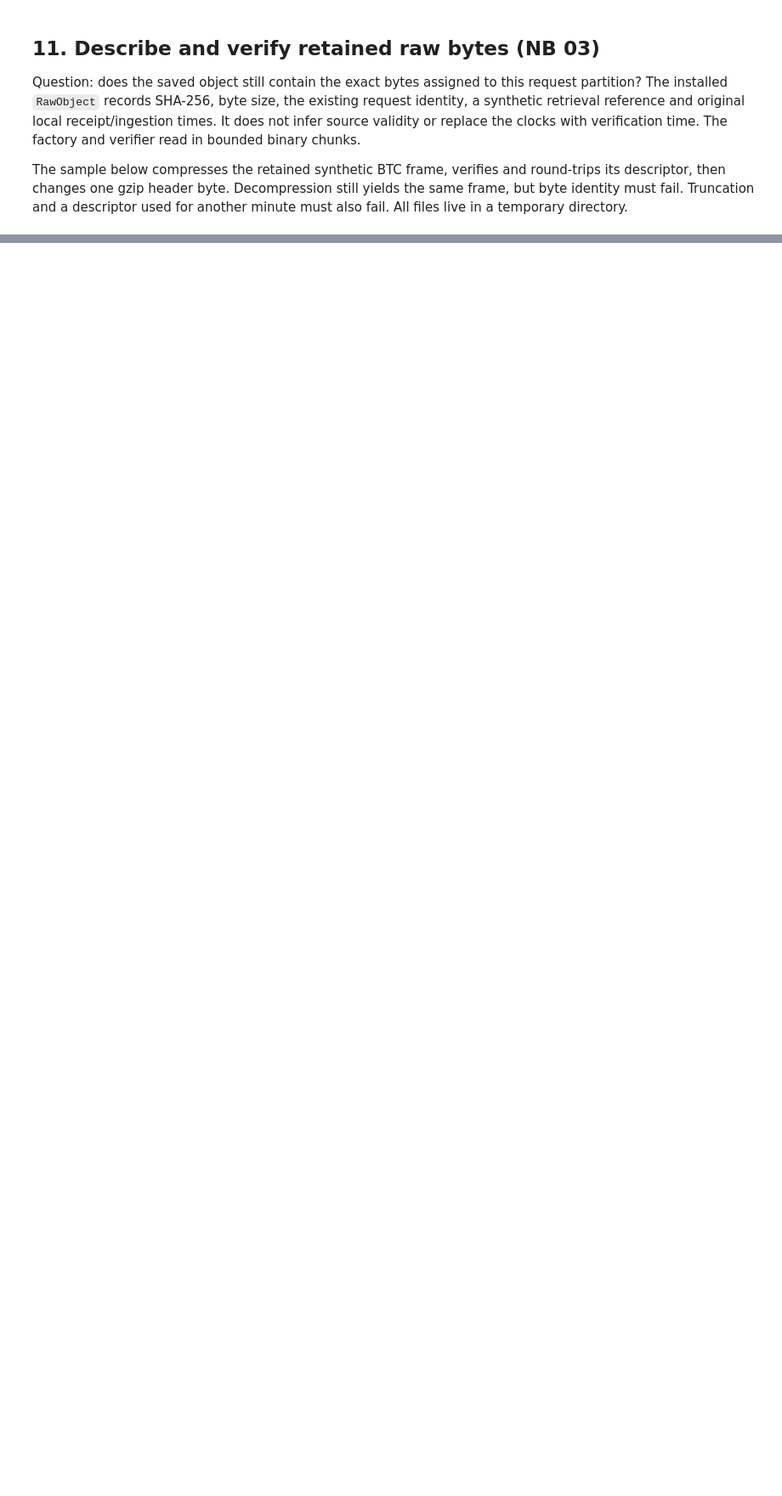
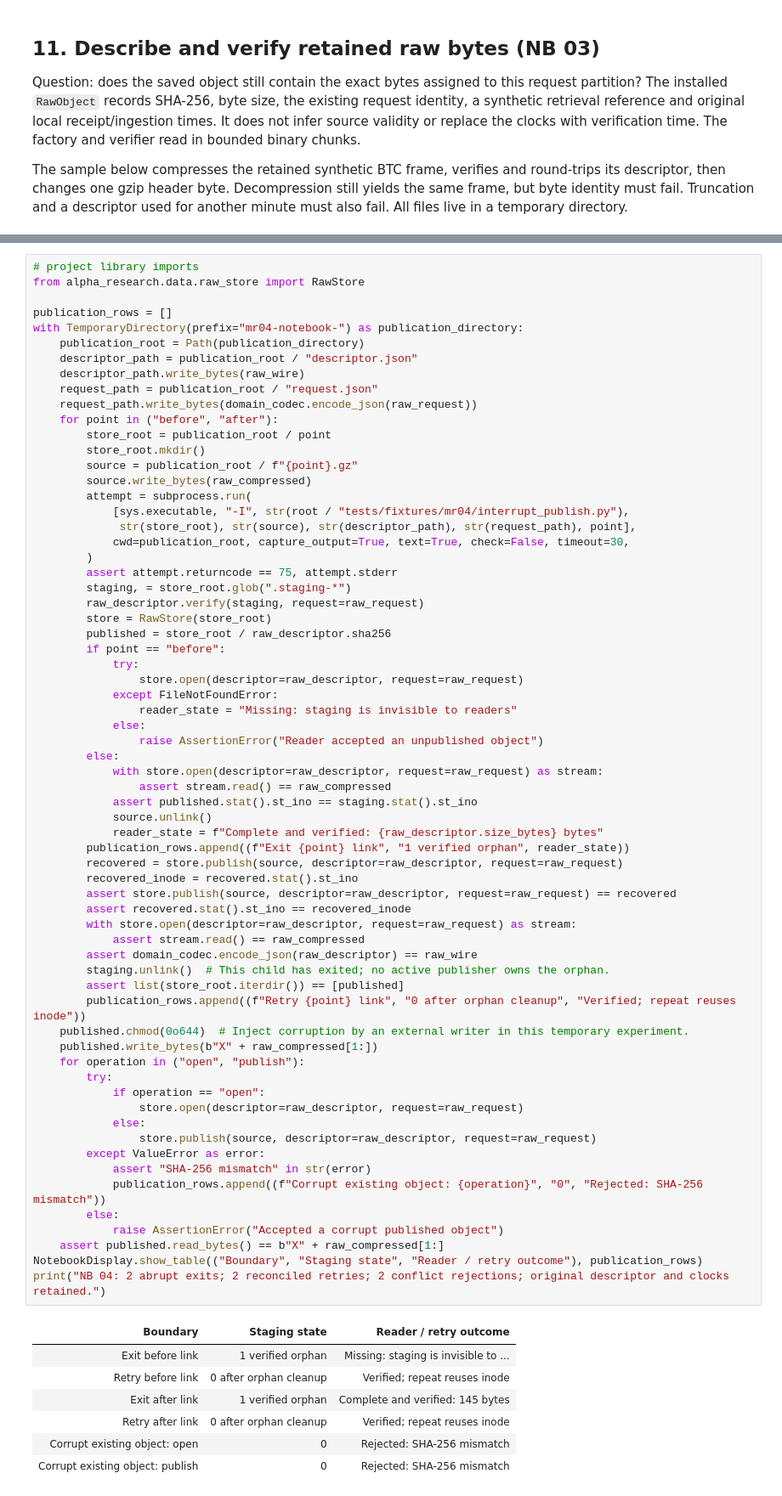
Before and after one commit to lixuanguang/alpha-research-lab-private, a Jupyter notebook: examples/research-foundations.ipynb, the cells around one changed output, grey strips where cells are left out. Shown at 85% size. Drawn from its saved outputs; the diff is of its cells as text; blank space fills up the shorter version.

Commit message:
Implement MR 04 durable raw-byte publication

```diff
--- a/examples/research-foundations.ipynb
+++ b/examples/research-foundations.ipynb
@@ -1004,0 +1019,74 @@ been started. The frozen P1 experiment remains unchanged.
+# %%
+# project library imports
+from alpha_research.data.raw_store import RawStore
+
+publication_rows = []
+with TemporaryDirectory(prefix="mr04-notebook-") as publication_directory:
+    publication_root = Path(publication_directory)
+    descriptor_path = publication_root / "descriptor.json"
+    descriptor_path.write_bytes(raw_wire)
+    request_path = publication_root / "request.json"
+    request_path.write_bytes(domain_codec.encode_json(raw_request))
+    for point in ("before", "after"):
+        store_root = publication_root / point
+        store_root.mkdir()
+        source = publication_root / f"{point}.gz"
+        source.write_bytes(raw_compressed)
+        attempt = subprocess.run(
+            [sys.executable, "-I", str(root / "tests/fixtures/mr04/interrupt_publish.py"),
+             str(store_root), str(source), str(descriptor_path), str(request_path), point],
+            cwd=publication_root, capture_output=True, text=True, check=False, timeout=30,
+        )
+        assert attempt.returncode == 75, attempt.stderr
+        staging, = store_root.glob(".staging-*")
+        raw_descriptor.verify(staging, request=raw_request)
+        store = RawStore(store_root)
+        published = store_root / raw_descriptor.sha256
+        if point == "before":
+            try:
+                store.open(descriptor=raw_descriptor, request=raw_request)
+            except FileNotFoundError:
+                reader_state = "Missing: staging is invisible to readers"
+            else:
+                raise AssertionError("Reader accepted an unpublished object")
+        else:
+            with store.open(descriptor=raw_descriptor, request=raw_request) as stream:
+                assert stream.read() == raw_compressed
+            assert published.stat().st_ino == staging.stat().st_ino
+            source.unlink()
+            reader_state = f"Complete and verified: {raw_descriptor.size_bytes} bytes"
+        publication_rows.append((f"Exit {point} link", "1 verified orphan", reader_state))
+        recovered = store.publish(source, descriptor=raw_descriptor, request=raw_request)
+        recovered_inode = recovered.stat().st_ino
+        assert store.publish(source, descriptor=raw_descriptor, request=raw_request) == recovered
+        assert recovered.stat().st_ino == recovered_inode
+        with store.open(descriptor=raw_descriptor, request=raw_request) as stream:
+            assert stream.read() == raw_compressed
+        assert domain_codec.encode_json(raw_descriptor) == raw_wire
+        staging.unlink()  # This child has exited; no active publisher owns the orphan.
+        assert list(store_root.iterdir()) == [published]
+        publication_rows.append((f"Retry {point} link", "0 after orphan cleanup", "Verified; repeat reuses inode"))
+    published.chmod(0o644)  # Inject corruption by an external writer in this temporary experiment.
+    published.write_bytes(b"X" + raw_compressed[1:])
+    for operation in ("open", "publish"):
+        try:
+            if operation == "open":
+                store.open(descriptor=raw_descriptor, request=raw_request)
+            else:
+                store.publish(source, descriptor=raw_descriptor, request=raw_request)
+        except ValueError as error:
+            assert "SHA-256 mismatch" in str(error)
+            publication_rows.append((f"Corrupt existing object: {operation}", "0", "Rejected: SHA-256 mismatch"))
+        else:
+            raise AssertionError("Accepted a corrupt published object")
+    assert published.read_bytes() == b"X" + raw_compressed[1:]
+NotebookDisplay.show_table(("Boundary", "Staging state", "Reader / retry outcome"), publication_rows)
+print("NB 04: 2 abrupt exits; 2 reconciled retries; 2 conflict rejections; original descriptor and clocks retained.")
+# %% [output]
+| Boundary | Staging state | Reader / retry outcome |
+| Exit before link | 1 verified orphan | Missing: staging is invisible to ... |
+| Retry before link | 0 after orphan cleanup | Verified; repeat reuses inode |
+| Exit after link | 1 verified orphan | Complete and verified: 145 bytes |
+| Retry after link | 0 after orphan cleanup | Verified; repeat reuses inode |
+| Corrupt existing object: open | 0 | Rejected: SHA-256 mismatch |
+| Corrupt existing object: publish | 0 | Rejected: SHA-256 mismatch |
```
Also changed, not shown: parts of 8 cells of this notebook, 7 other files.
